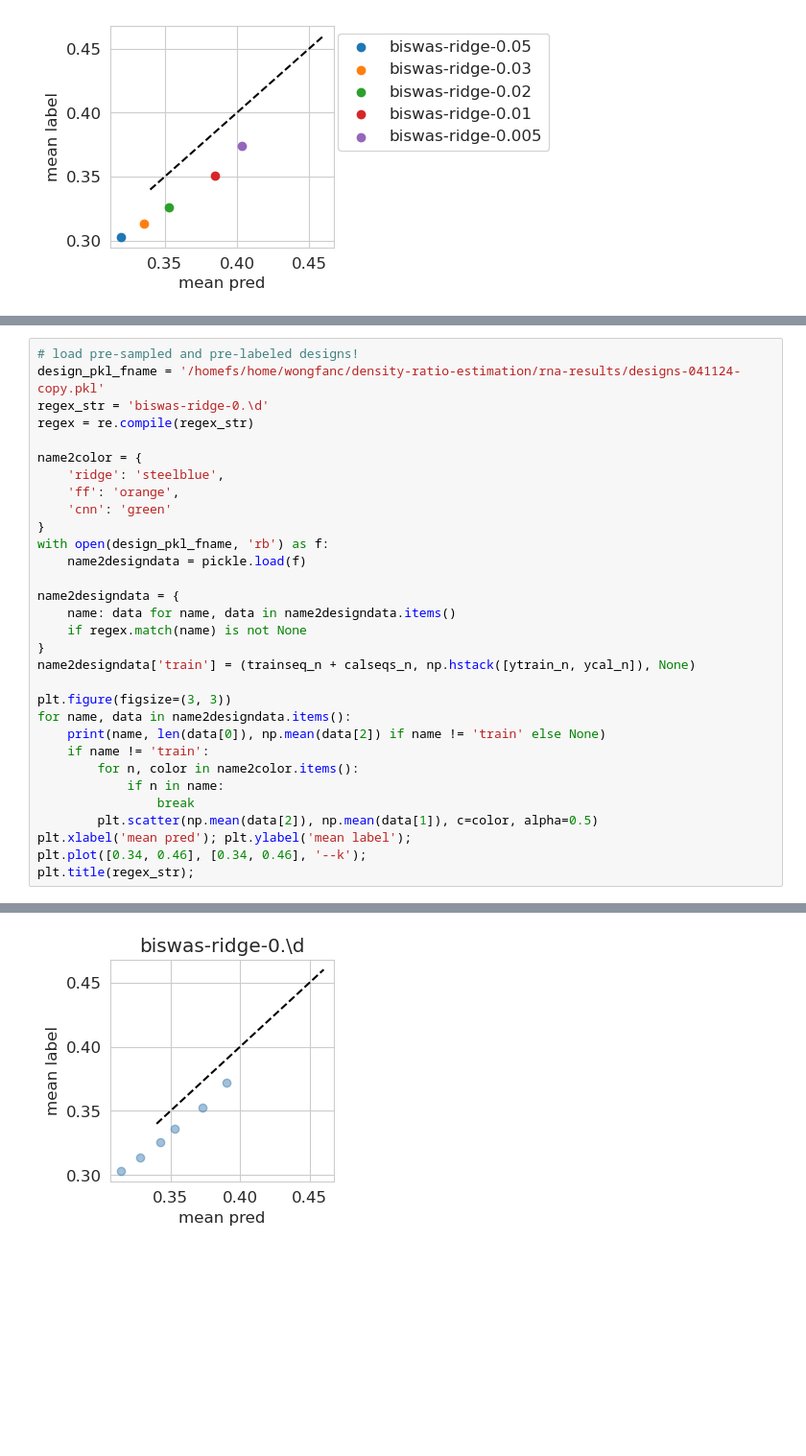
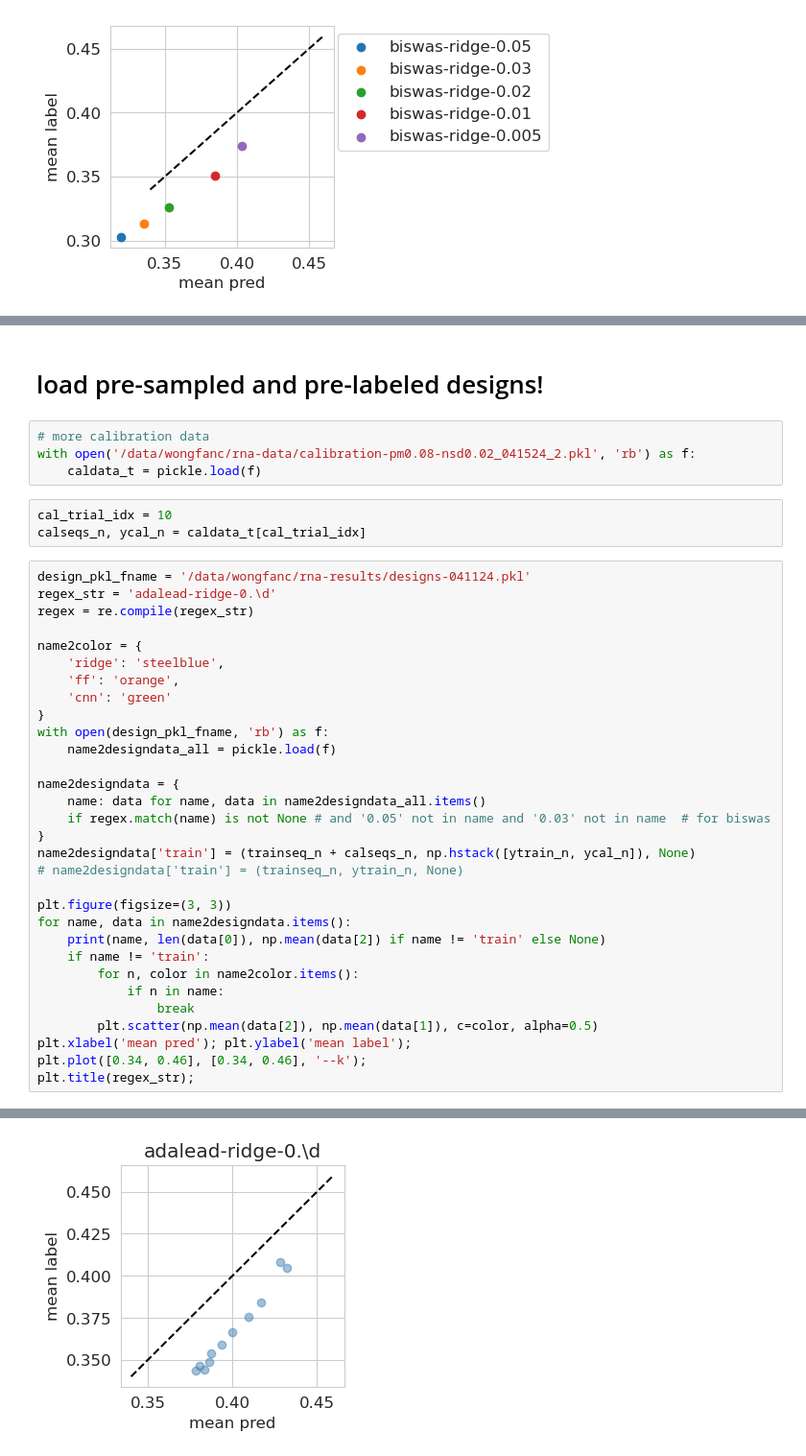
Before and after one commit to clarafy/design-algorithm-selection, a Jupyter notebook: notebooks/mdre-041724.ipynb, the cells around one changed output, grey strips where cells are left out. Shown at 96% size. Cells and saved outputs as stored; diff of their text form; blank space fills up the shorter version.

```diff
--- a/notebooks/mdre-041724.ipynb
+++ b/notebooks/mdre-041724.ipynb
@@ -213,10 +214,18 @@ biswas-cnn-0.02 50000
 biswas-cnn-0.01 50000
 biswas-cnn-0.005 50000
 pex-cnn 50000
+# %% [markdown]
+# load pre-sampled and pre-labeled designs!
+# %%
+# more calibration data
+with open('/data/wongfanc/rna-data/calibration-pm0.08-nsd0.02_041524_2.pkl', 'rb') as f:
+    caldata_t = pickle.load(f)
+# %%
+cal_trial_idx = 10
+calseqs_n, ycal_n = caldata_t[cal_trial_idx]
 # %%
-# load pre-sampled and pre-labeled designs!
-design_pkl_fname = '/homefs/home/wongfanc/density-ratio-estimation/rna-results/designs-041124-copy.pkl'
-regex_str = 'biswas-ridge-0.\d'
+design_pkl_fname = '/data/wongfanc/rna-results/designs-041124.pkl'
+regex_str = 'adalead-ridge-0.\d'
 regex = re.compile(regex_str)
 
 name2color = {
@@ -225,13 +234,14 @@ name2color = {
     'cnn': 'green'
 }
 with open(design_pkl_fname, 'rb') as f:
-    name2designdata = pickle.load(f)
+    name2designdata_all = pickle.load(f)
 
 name2designdata = {
-    name: data for name, data in name2designdata.items()
-    if regex.match(name) is not None
+    name: data for name, data in name2designdata_all.items()
+    if regex.match(name) is not None # and '0.05' not in name and '0.03' not in name  # for biswas
 }
 name2designdata['train'] = (trainseq_n + calseqs_n, np.hstack([ytrain_n, ycal_n]), None)
+# name2designdata['train'] = (trainseq_n, ytrain_n, None)
 
 plt.figure(figsize=(3, 3))
 for name, data in name2designdata.items():
@@ -254,2 +269,2 @@ biswas-ridge-0.015 50000 0.35326043173516153
 train 10000 None
-[figure, old version]
+[figure, new version]
```
Also changed, not shown: parts of 22 cells of this notebook, 15 other files.
